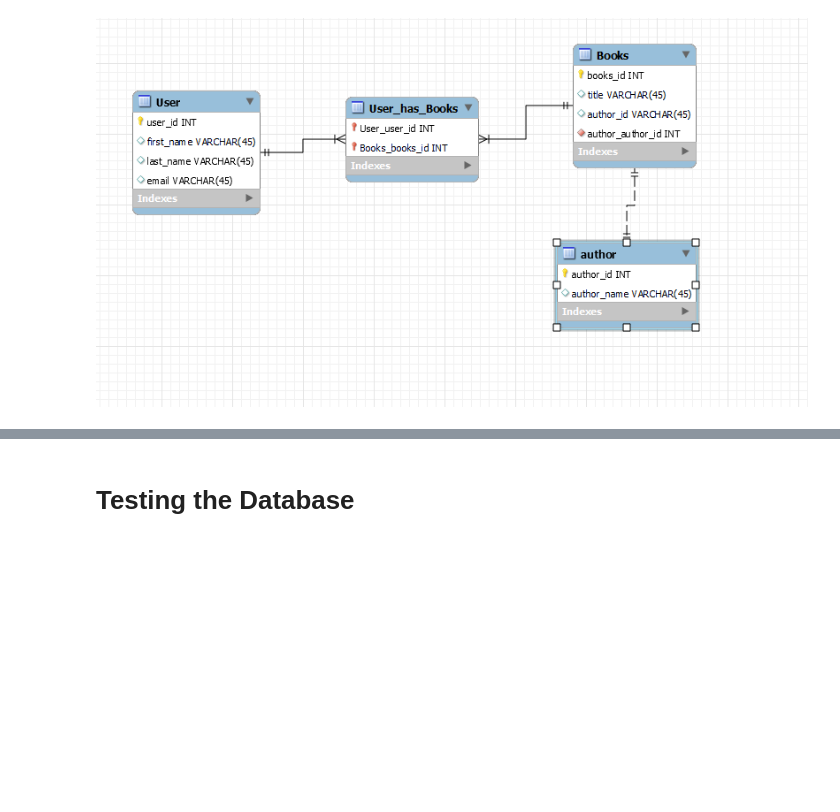
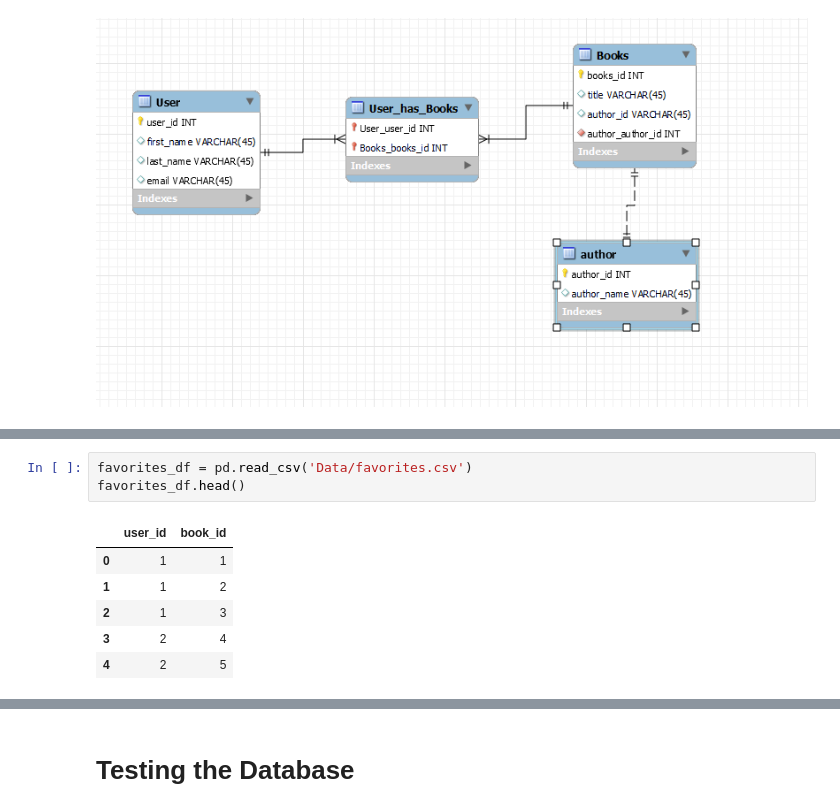
Before and after one commit to J4sonN/Books_excercise, a Jupyter notebook: books_assignments.ipynb, the cells around one changed output, grey strips where cells are left out. Drawn from its saved outputs; the diff is of its cells as text; blank space fills up the shorter version.

```diff
--- a/books_assignments.ipynb
+++ b/books_assignments.ipynb
@@ -77,0 +45,10 @@ ResourceClosedError: This result object does not return rows. It has been closed
+# %%
+favorites_df = pd.read_csv('Data/favorites.csv')
+favorites_df.head()
+# %% [output]
+|  | user_id | book_id |
+| 0 | 1 | 1 |
+| 1 | 1 | 2 |
+| 2 | 1 | 3 |
+| 3 | 2 | 4 |
+| 4 | 2 | 5 |
```
Also changed, not shown: parts of 20 cells of this notebook, 6 other files.
